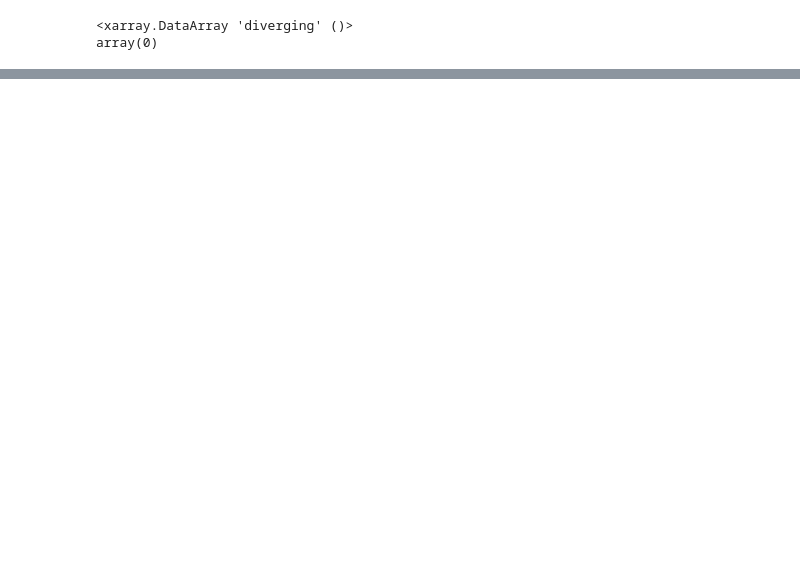
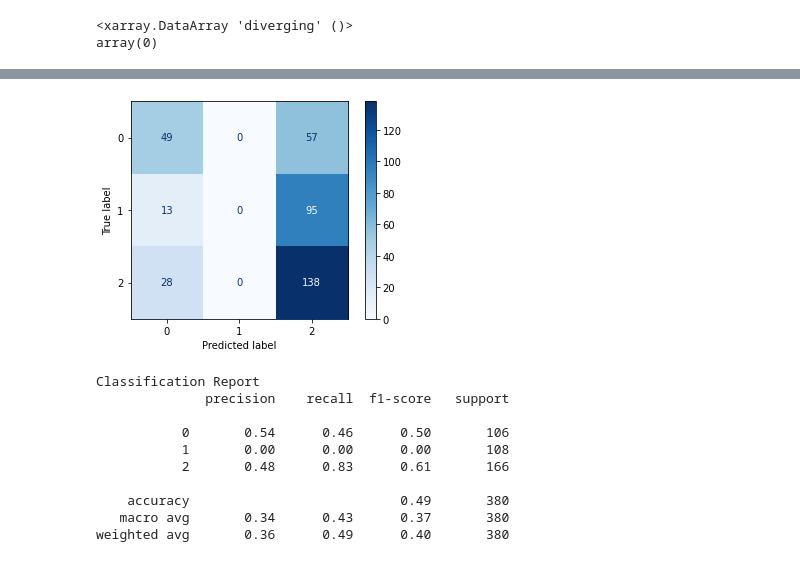
Before and after one commit to LorenzoGrossi/BayesianProject, a Jupyter notebook: BTDyn_Categorical_Vanilla.ipynb, the cells around one changed output, grey strips where cells are left out. Cells and saved outputs as stored; diff of their text form; code cells hidden in the pictures; blank space fills up the shorter version.

```diff
--- a/BTDyn_Categorical_Vanilla.ipynb
+++ b/BTDyn_Categorical_Vanilla.ipynb
@@ -461,0 +425,7 @@ plt.show()
+# %%
+pred2 = model_fit.y_pred
+m2=0
+for i in range(pred2.shape[0]):
+  if m2 < sum(pred2[i] == Y+1):
+    m2 = sum(pred2[i] == Y+1)
+    idx2 = i
@@ -461,0 +436,5 @@ plt.show()
+# %%
+for i in range(pred2.shape[1]):
+  unique, counts = np.unique(pred2[:,i], return_counts=True)
+  perc = counts/pred2.shape[0]*100
+  print("Valore predetto: 0 al ",round(perc[0],2),"% mentre 1 al ",round(perc[1],2),"% mentre 2 al ",round(perc[2],2),"%. Valore vero: ", Y[i], "indice: ",i)
@@ -461,0 +459,29 @@ plt.show()
+# %%
+y_pred = []
+for i in range(pred2.shape[1]):
+  unique, counts = np.unique(pred2[:,i], return_counts=True)
+  perc = counts/pred2.shape[0]*100
+  y_pred.append(np.argmax(perc))
+# %%
+from sklearn.metrics import confusion_matrix, ConfusionMatrixDisplay, classification_report
+
+cm= confusion_matrix(Y, y_pred)
+disp = ConfusionMatrixDisplay(confusion_matrix=cm)
+disp.plot(cmap=plt.cm.Blues)
+plt.show()
+
+print('Classification Report')
+target_names = ["0","1","2"]
+print(classification_report(Y, y_pred, target_names=target_names))
+# %% [output]
+[figure, added]
+Classification Report
+              precision    recall  f1-score   support
+
+           0       0.54      0.46      0.50       106
+           1       0.00      0.00      0.00       108
+           2       0.48      0.83      0.61       166
+
+    accuracy                           0.49       380
+   macro avg       0.34      0.43      0.37       380
+weighted avg       0.36      0.49      0.40       380
```
Also changed, not shown: parts of 9 cells of this notebook.
